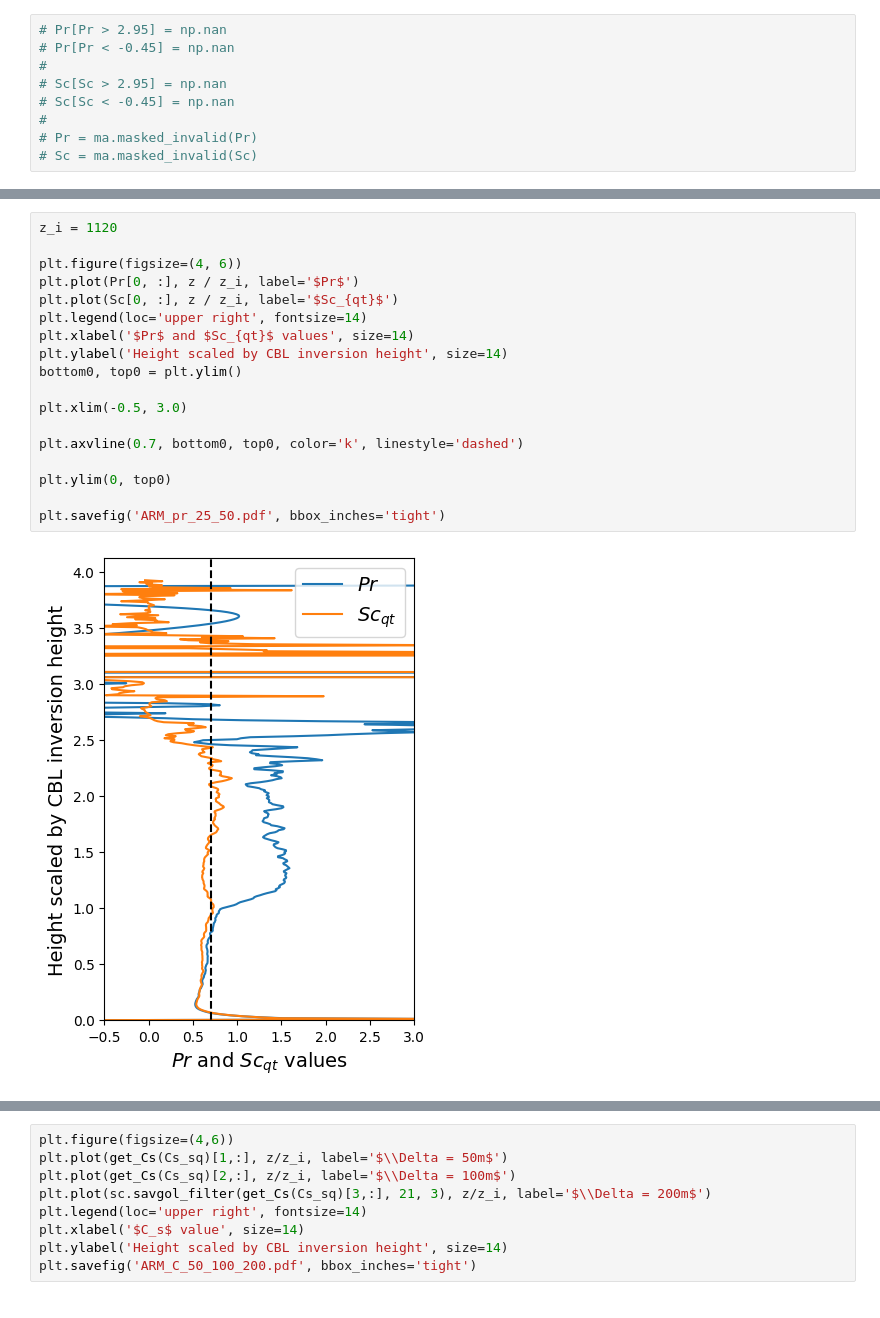
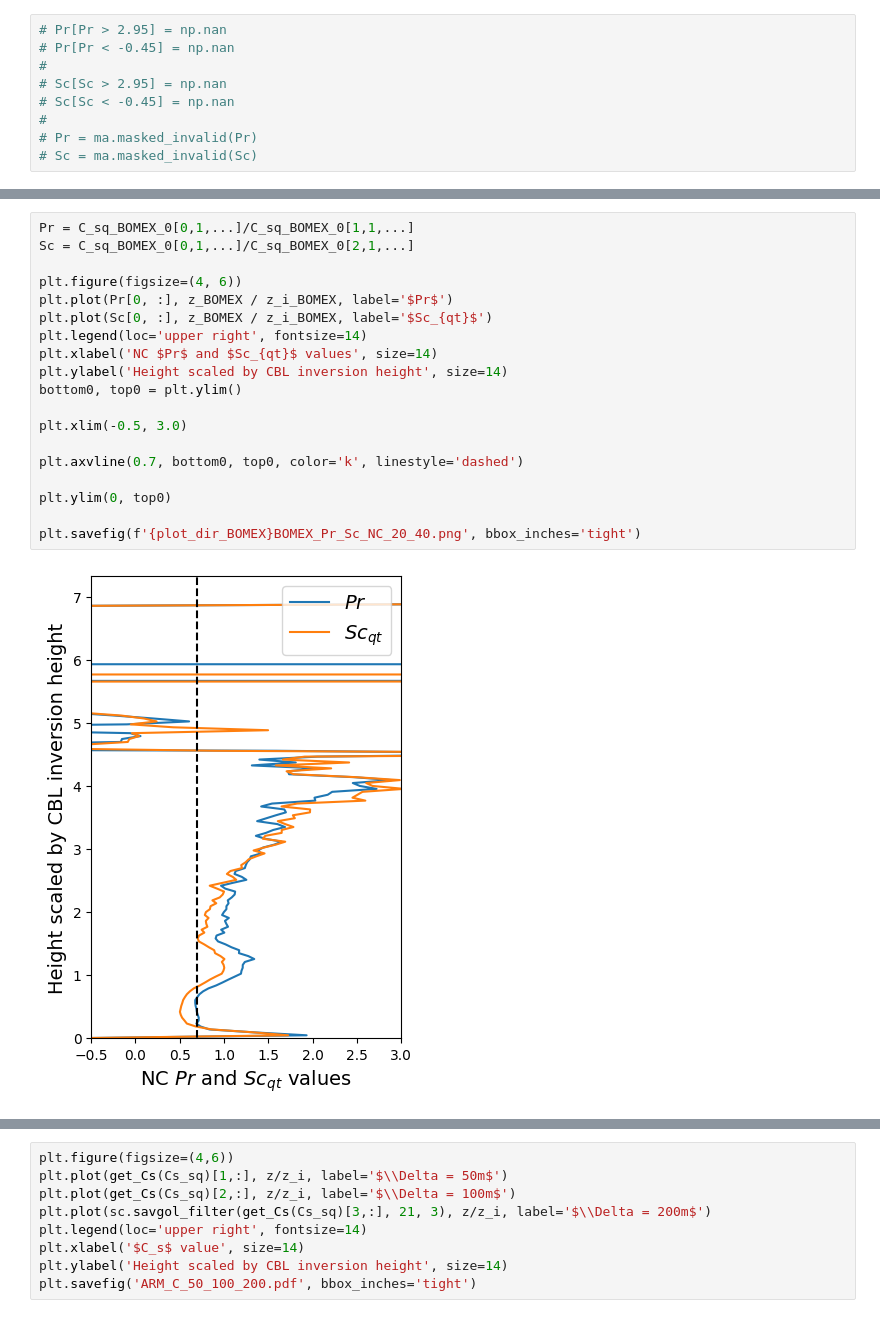
Before and after one commit to a-power/LES_analysis, a Jupyter notebook: updated_C_profs.ipynb, the cells around one changed output, grey strips where cells are left out. Drawn from its saved outputs; the diff is of its cells as text.

```diff
--- a/updated_C_profs.ipynb
+++ b/updated_C_profs.ipynb
@@ -186,20 +214,21 @@ Sc = Cs_sq/C_q_sq
 # %%
-z_i = 1120
+Pr = C_sq_BOMEX_0[0,1,...]/C_sq_BOMEX_0[1,1,...]
+Sc = C_sq_BOMEX_0[0,1,...]/C_sq_BOMEX_0[2,1,...]
 
 plt.figure(figsize=(4, 6))
-plt.plot(Pr[0, :], z / z_i, label='$Pr$')
-plt.plot(Sc[0, :], z / z_i, label='$Sc_{qt}$')
+plt.plot(Pr[0, :], z_BOMEX / z_i_BOMEX, label='$Pr$')
+plt.plot(Sc[0, :], z_BOMEX / z_i_BOMEX, label='$Sc_{qt}$')
 plt.legend(loc='upper right', fontsize=14)
-plt.xlabel('$Pr$ and $Sc_{qt}$ values', size=14)
+plt.xlabel('NC $Pr$ and $Sc_{qt}$ values', size=14)
 plt.ylabel('Height scaled by CBL inversion height', size=14)
 bottom0, top0 = plt.ylim()
 
 plt.xlim(-0.5, 3.0)
 
 plt.axvline(0.7, bottom0, top0, color='k', linestyle='dashed')
 
 plt.ylim(0, top0)
 
-plt.savefig('ARM_pr_25_50.pdf', bbox_inches='tight')
+plt.savefig(f'{plot_dir_BOMEX}BOMEX_Pr_Sc_NC_20_40.png', bbox_inches='tight')
 # %% [output]
-[figure, old version]
+[figure, new version]
```
Also changed, not shown: parts of 18 cells of this notebook.
